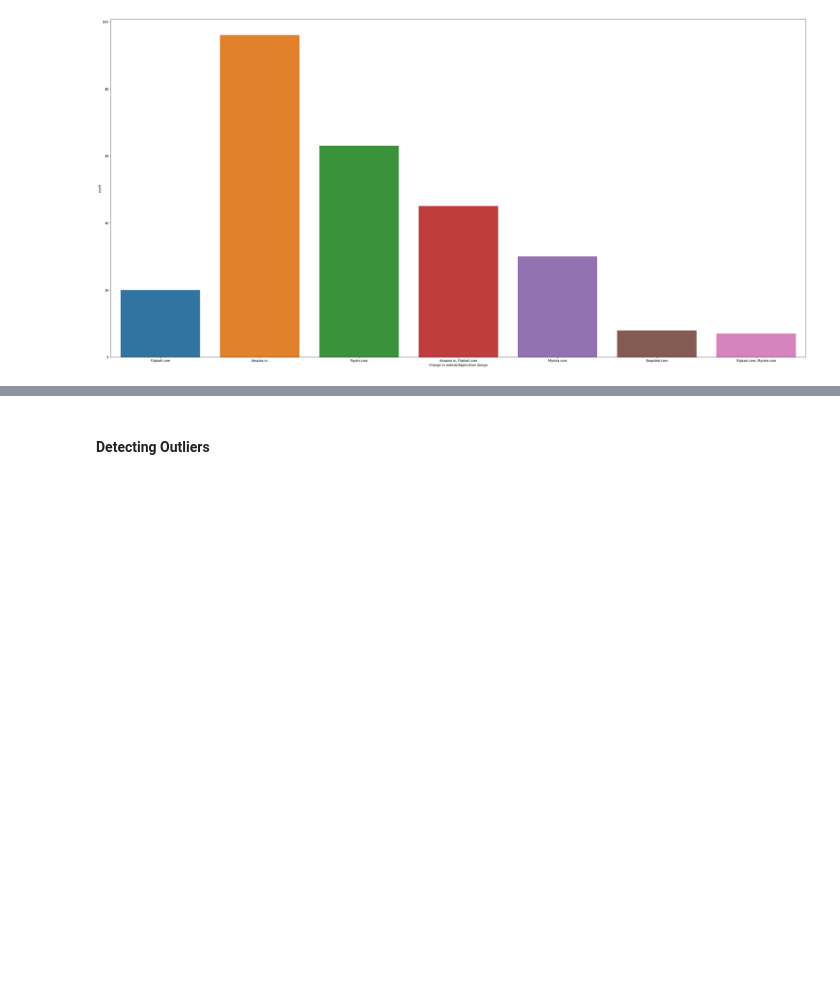
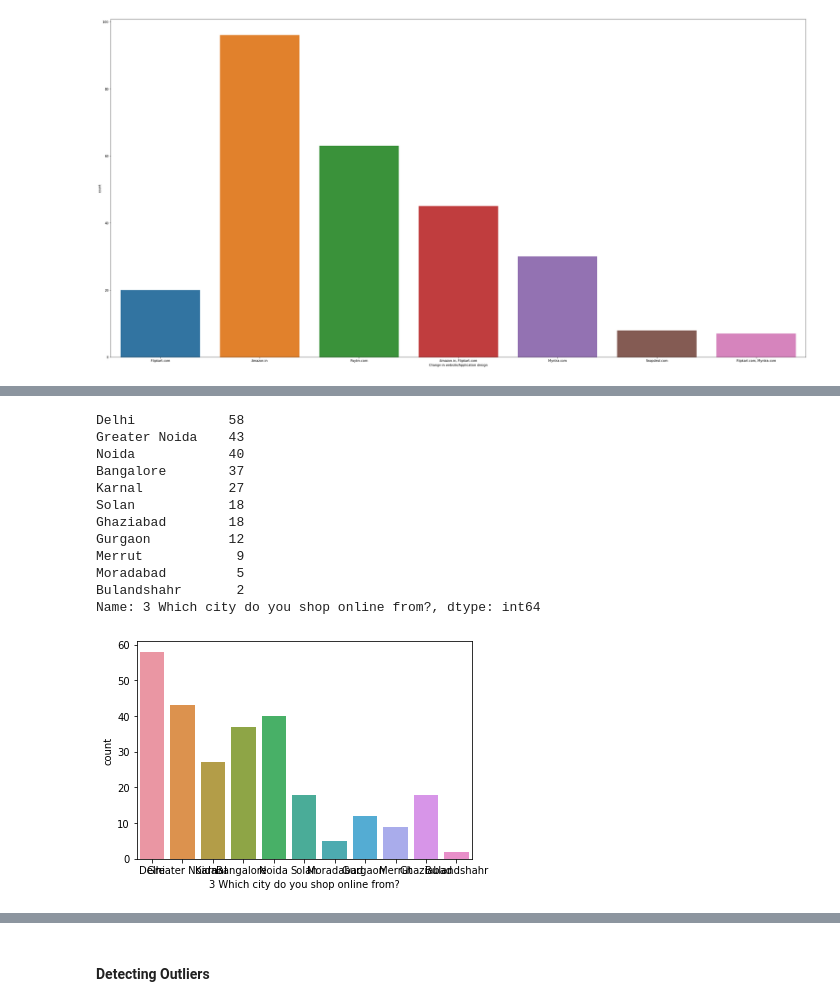
Before and after one commit to Tat1313/Internship, a Jupyter notebook: Project - Customer Retention.ipynb, the cells around one changed output, grey strips where cells are left out. Saved outputs shown, nothing was run; the diff lists cells and outputs as text; code cells hidden in the pictures; blank space fills up the shorter version.

```diff
--- a/Project - Customer Retention.ipynb
+++ b/Project - Customer Retention.ipynb
@@ -1129,0 +674,17 @@ Name: 47 Getting value for money spent, dtype: int64
+# %%
+sns.countplot(dfCust_Retention.iloc[:,2])
+dfCust_Retention.iloc[:,2].value_counts()
+# %% [output]
+Delhi            58
+Greater Noida    43
+Noida            40
+Bangalore        37
+Karnal           27
+Solan            18
+Ghaziabad        18
+Gurgaon          12
+Merrut            9
+Moradabad         5
+Bulandshahr       2
+Name: 3 Which city do you shop online from?, dtype: int64
+[figure, added]
```
Also changed, not shown: parts of 170 cells of this notebook, 1 other file.
